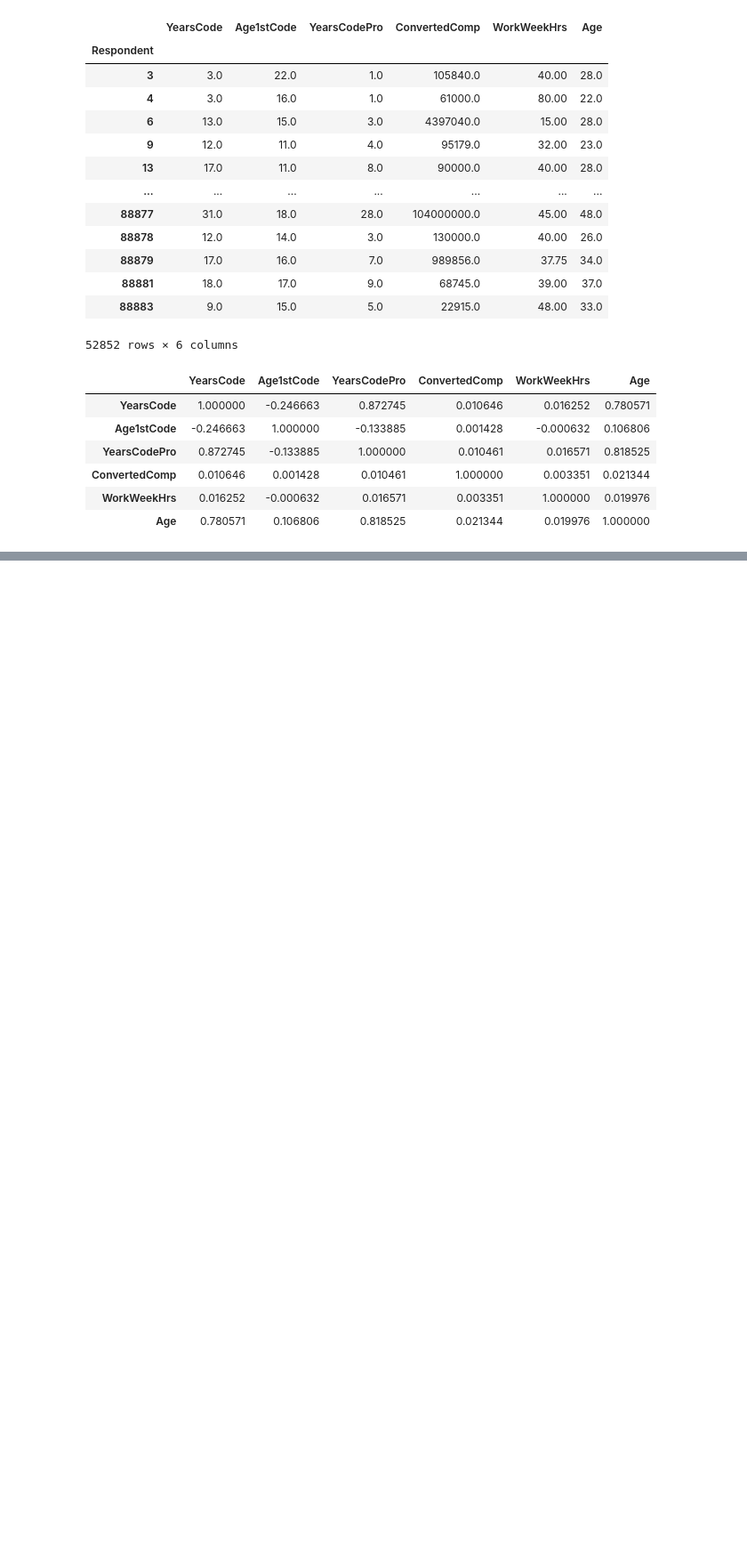
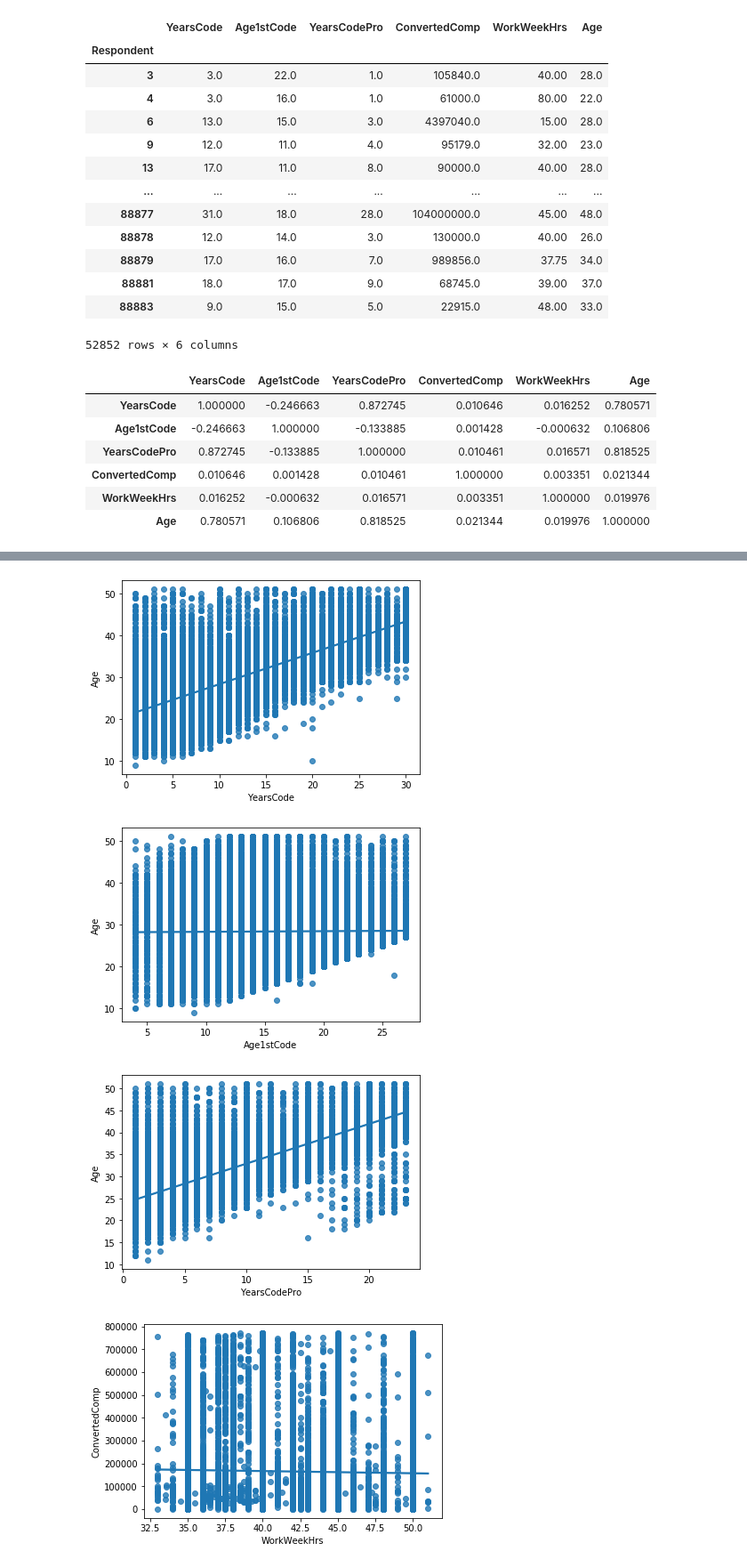
Before and after one commit to s460076/first-assignment, a Jupyter notebook: zestaw_2.ipynb, the cells around one changed output, grey strips where cells are left out. Shown at 89% size. Cells and saved outputs as stored; diff of their text form; code cells hidden in the pictures; blank space fills up the shorter version.

```diff
--- a/zestaw_2.ipynb
+++ b/zestaw_2.ipynb
@@ -180,0 +285,14 @@ df_base.corr()
+# %%
+sns.regplot(y=df_base_q['Age'], x=df_base_q['YearsCode'])
+plt.show();
+sns.regplot(y=df_base_q['Age'], x=df_base_q['Age1stCode'])
+plt.show();
+sns.regplot(y=df_base_q['Age'], x=df_base_q['YearsCodePro'])
+plt.show();
+sns.regplot(y=df_base_q['ConvertedComp'], x=df_base_q['WorkWeekHrs'])
+plt.show();
+# %% [output]
+[figure, added]
+[figure, added]
+[figure, added]
+[figure, added]
```
Also changed, not shown: parts of 23 cells of this notebook.
